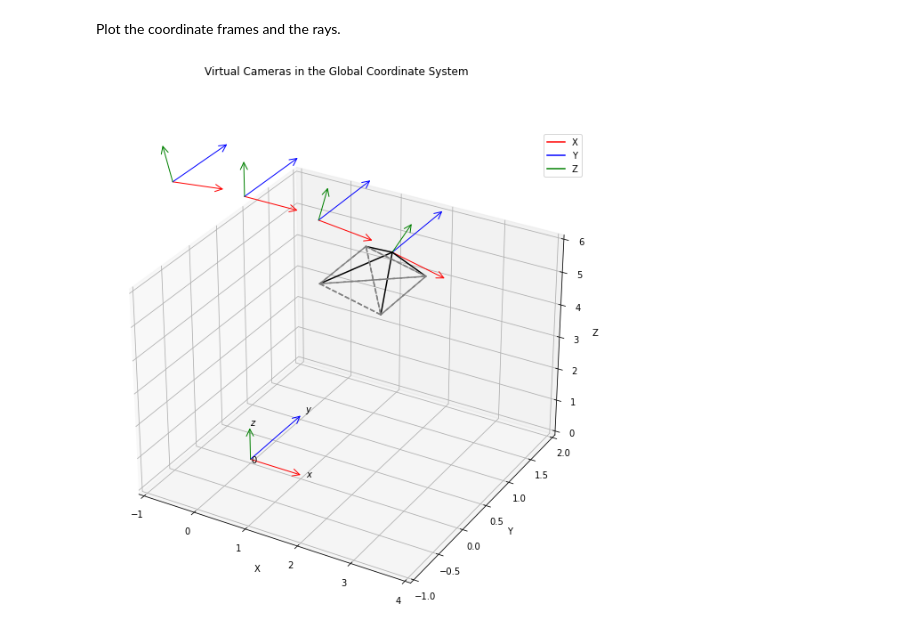
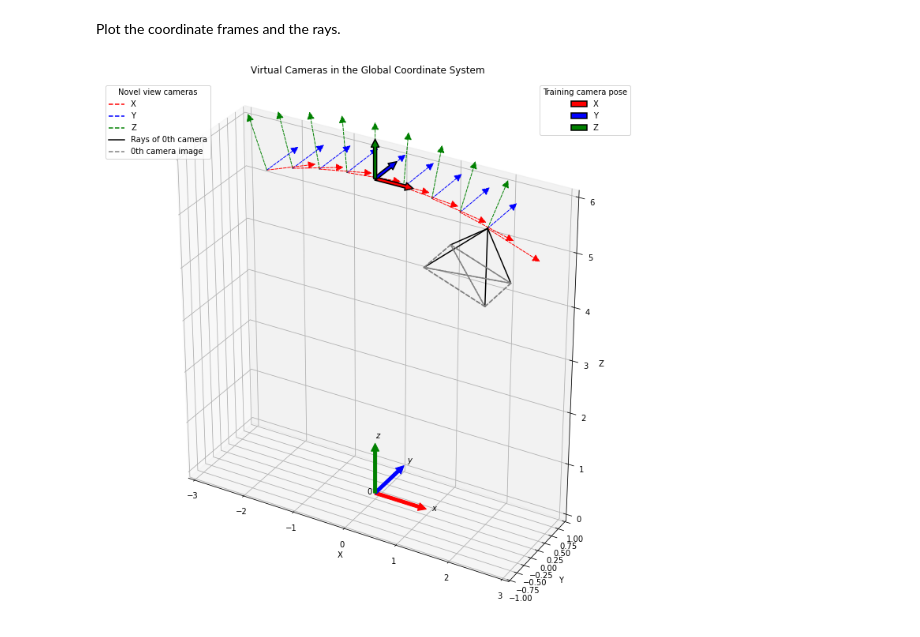
Before and after one commit to philippwulff/DGD-NeRF, a Jupyter notebook: eda_virtual_camera.ipynb, the cells around one changed output. Cells and saved outputs as stored; diff of their text form; code cells hidden in the pictures.

```diff
--- a/eda_virtual_camera.ipynb
+++ b/eda_virtual_camera.ipynb
@@ -5,7 +5,7 @@ import matplotlib as mpl
 from mpl_toolkits.mplot3d import Axes3D
 import numpy as np
 import matplotlib.pyplot as plt
-from matplotlib.patches import FancyArrowPatch
+from matplotlib.patches import FancyArrowPatch, FancyArrow, ArrowStyle
 from mpl_toolkits.mplot3d import proj3d
 from matplotlib.lines import Line2D
 import torch
@@ -19,6 +19,7 @@ from load_deepdeform import load_deepdeform_data
 
 # Helper function
 class Arrow3D(FancyArrowPatch):
+    """https://stackoverflow.com/questions/47617952/drawing-a-righthand-coordinate-system-in-mplot3d"""
     def __init__(self, xs, ys, zs, *args, **kwargs):
         FancyArrowPatch.__init__(self, (0, 0), (0, 0), *args, **kwargs)
         self._verts3d = xs, ys, zs
@@ -79,69 +83,87 @@ Ray direction for pixel [0,0] is [-0.8981083631515503, 0.44383251667022705, -0.7
 # %% [markdown]
 Plot the coordinate frames and the rays.
 # %%
-center = [0, 0, 0]
-length = 1
-width = 1
-height = 1
 fig = plt.figure(figsize=(10, 10))
 ax1 = fig.add_subplot(111, projection='3d')
+
+xlim = [-3, 3]
+ylim = [-1, 1]
+zlim = [0, 6]
 ax1.set_xlabel('X')
-ax1.set_xlim(-1, 4)
+ax1.set_xlim(*xlim)
 ax1.set_ylabel('Y')
-ax1.set_ylim(-1, 2)
+ax1.set_ylim(*ylim)
 ax1.set_zlabel('Z')
-ax1.set_zlim(0, 6)
+ax1.set_zlim(*zlim)
+ax1.set_box_aspect((xlim[1]-xlim[0], ylim[1]-ylim[0], zlim[1]-zlim[0]))       # -> length of 1 in each dimension is visually the equal
 
 # The world coordinate system
-arrow_prop_dict = dict(mutation_scale=20, arrowstyle='->', shrinkA=0, shrinkB=0)
+arrow_prop_dict = dict(mutation_scale=20, arrowstyle='simple', shrinkA=0, shrinkB=0)
 ax1.add_artist(Arrow3D([0, 1], [0, 0], [0, 0], **arrow_prop_dict, color='r'))
 ax1.add_artist(Arrow3D([0, 0], [0, 1], [0, 0], **arrow_prop_dict, color='b'))
 ax1.add_artist(Arrow3D([0, 0], [0, 0], [0, 1], **arrow_prop_dict, color='g'))
-ax1.text(0.0, 0.0, -0.1, r'$0$')
+ax1.text(-.1, -.1, 0.0, r'$0$')
 ax1.text(1.1, 0, 0, r'$x$')
 ax1.text(0, 1.1, 0, r'$y$')
 ax1.text(0, 0, 1.1, r'$z$')
 
-def draw_transformed(c2w, ax):
-    """Camera-to-world transformation."""
+def draw_transformed(c2w, ax, axes_len=1.0, edgecolor=None, **kwargs):
+    """Draw the camera coordinate frame. Camera-to-world transformation."""
     # R = torch.Tensor(np.array([[-1,0,0],[0,0,1],[0,1,0]])).T @ c2w[:3, :3]
     R = c2w[:3, :3]
     # new_o = torch.Tensor(np.array([[-1,0,0],[0,0,1],[0,1,0]])).T @ c2w[:3, 3]
     new_o = c2w[:3, 3]
-    new_x = R @ np.array([1, 0, 0]) + new_o
-    new_y = R @ np.array([0, 1, 0]) + new_o
-    new_z = R @ np.array([0, 0, 1]) + new_o
-    arrow_prop_dict = dict(mutation_scale=20, arrowstyle='->', shrinkA=0, shrinkB=0)
-    ax.add_artist(Arrow3D([new_o[0], new_x[0]], [new_o[1], new_x[1]], [new_o[2], new_x[2]], **arrow_prop_dict, color='r'))
-    ax.add_artist(Arrow3D([new_o[0], new_y[0]], [new_o[1], new_y[1]], [new_o[2], new_y[2]], **arrow_prop_dict, color='b'))
-    ax.add_artist(Arrow3D([new_o[0], new_z[0]], [new_o[1], new_z[1]], [new_o[2], new_z[2]], **arrow_prop_dict, color='g'))
+    new_x = R @ np.array([axes_len, 0, 0]) + new_o
+    new_y = R @ np.array([0, axes_len, 0]) + new_o
+    new_z = R @ np.array([0, 0, axes_len]) + new_o
+    arrow_prop_dict = dict(mutation_scale=20, arrowstyle='-|>', shrinkA=0, shrinkB=0, fill=True)
+    arrow_prop_dict.update(**kwargs)
+    arrx = ax.add_artist(Arrow3D([new_o[0], new_x[0]], [new_o[1], new_x[1]], [new_o[2], new_x[2]], **arrow_prop_dict, facecolor='r', edgecolor=edgecolor if edgecolor else "r"))
+    arry = ax.add_artist(Arrow3D([new_o[0], new_y[0]], [new_o[1], new_y[1]], [new_o[2], new_y[2]], **arrow_prop_dict, facecolor='b', edgecolor=edgecolor if edgecolor else "b"))
+    arrz = ax.add_artist(Arrow3D([new_o[0], new_z[0]], [new_o[1], new_z[1]], [new_o[2], new_z[2]], **arrow_prop_dict, facecolor='g', edgecolor=edgecolor if edgecolor else "g"))
+    return arrx, arry, arrz
 
 def draw_cam(rays_o, rays_d, ax):
     H, W, _ = rays_d.shape
     ps = []
     # plot camera rays
     for iy, ix in [[0, 0], [H-1, 0], [0, W-1], [H-1, W-1]]:
         # o = torch.Tensor(np.array([[-1,0,0],[0,0,1],[0,1,0]])).T @ rays_o[iy, ix]
         # d = torch.Tensor(np.array([[-1,0,0],[0,0,1],[0,1,0]])).T @ rays_d[iy, ix]
         o = rays_o[iy, ix]
         d = rays_d[iy, ix]
         p = o + d
         ax.plot([o[0], p[0]], [o[1], p[1]], [o[2], p[2]], color="black")
         ps.append(p)
     # plot camera frame
     for p1, p2 in list(itertools.permutations(ps, 2)):
         ax.plot([p1[0], p2[0]], [p1[1], p2[1]], [p1[2], p2[2]], color="grey", ls="--")
 
-# Draw camera coordinate frames
-for pose in render_poses[:12:2]:
-    draw_transformed(pose, ax1)
+# Draw novel camera coordinate frames
+for pose in render_poses[:14:]:
+    rcx, rcy, rcz = draw_transformed(pose, ax1, linestyle="--")
 
-plt.legend(handles=[Line2D([0], [0], color='r'), Line2D([0], [0], color='b'), Line2D([0], [0], color='g')], labels=["X", "Y", "Z"])
+# Draw the training camera coordinate frame
+tcx, tcy, tcz = draw_transformed(poses[0], ax1, arrowstyle='simple', axes_len=0.7, linewidth=1.5, mutation_scale=20, edgecolor="black")
+
+lgnd1 = plt.legend(handles=[tcx, tcy, tcz],
+           labels=["X", "Y", "Z"],
+           title="Training camera pose", loc=1)
+plt.legend(handles=[Line2D([0], [0], color='r', ls="--"),
+                    Line2D([0], [0], color='b', ls="--"),
+                    Line2D([0], [0], color='g', ls="--"),
+                    Line2D([0], [0], color='black', ls="-"),
+                    Line2D([0], [0], color='grey', ls="--")],
+           labels=["X", "Y", "Z", "Rays of 0th camera", "0th camera image"],
+           title="Novel view cameras", loc=2)
+plt.gca().add_artist(lgnd1)
+
 
 draw_cam(rays_o, rays_d, ax1)       # rays_o and rays_d are already in world-coordinates
 
-fig.suptitle("Virtual Cameras in the Global Coordinate System")
+fig.suptitle("Virtual Cameras in the Global Coordinate System", )
+fig.tight_layout()
 
 plt.show()
 # %% [output]
-[figure, old version]
+[figure, new version]
```
Also changed, not shown: parts of 3 cells of this notebook, 3 other files.
